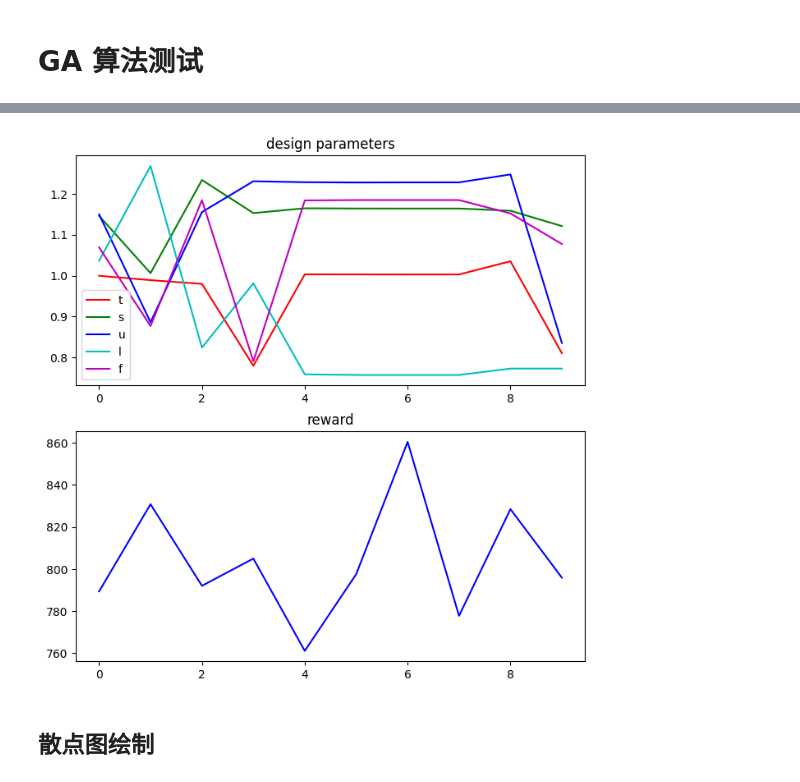
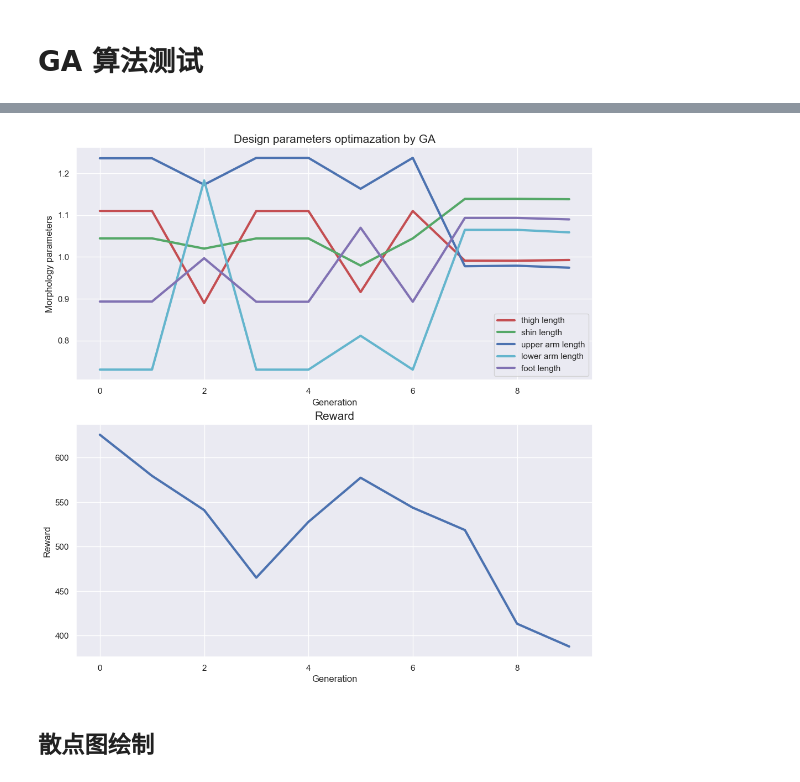
Before and after one commit to EASYMMMM/gym_RE, a Jupyter notebook: GA_TEST.ipynb, the cells around one changed output, grey strips where cells are left out. Saved outputs shown, nothing was run; the diff lists cells and outputs as text; code cells hidden in the pictures.

```diff
--- a/GA_TEST.ipynb
+++ b/GA_TEST.ipynb
@@ -247,24 +176,37 @@ fitness_data = GA_optimizer.fitness_data
 # %%
-tt,ss,uu,ll,ff = GA_optimizer.translateDNA(np.array(GA_optimizer.best_individual))
-t = tt[0::2]
-s = ss[0::2]
-u = uu[0::2]
-l = ll[0::2]
-f = ff[0::2]
-plt.figure(1,figsize=(8, 8))
+import matplotlib.pyplot as plt
+import numpy as np
+import seaborn as sns # 导入模块
+import pandas as pd
+sns.set() # 设置美化参数，一般默认就好
+
+t,s,u,l,f = GA_optimizer.translateDNA(np.array(GA_optimizer.best_individual))
+
+fig = plt.figure(1,figsize=(10, 10))
 plt.subplot(2,1,1)
-plt.plot(t,color='r')
-plt.plot(s,color='g')
-plt.plot(u,color='b')
-plt.plot(l,color='c')
-plt.plot(f,color='m')
-plt.legend(['t','s','u','l','f'])
-plt.title('design parameters')
+plt.plot(t,color='r',linewidth = 3)
+plt.plot(s,color='g',linewidth = 3)
+plt.plot(u,color='b',linewidth = 3)
+plt.plot(l,color='c',linewidth = 3)
+plt.plot(f,color='m',linewidth = 3)
+plt.legend(['thigh length','shin length','upper arm length','lower arm length','foot length'])
+plt.title('Design parameters optimazation by GA',fontsize=15)
+plt.xlabel('Generation')
+plt.ylabel('Morphology parameters')
+
+bw = []
+for i in range(10):
+    bw.append(max(fitness_data[i]))
+fitness_data
 plt.subplot(2,1,2)
-plt.plot(GA_optimizer.best_reward,color='b')
-plt.title('reward')
+#plt.plot(GA_optimizer.best_reward,color='b',linewidth = 3)
+plt.plot(bw,color='b',linewidth = 3)
+plt.title('Reward',fontsize=15)
+plt.xlabel('Generation')
+plt.ylabel('Reward')
 fig_name = 'GA_optim_result'
-#plt.savefig('screenshot/'+fig_name+'.png', bbox_inches='tight')
+fig.tight_layout(pad=0.2, w_pad=0, h_pad=0.5)
+#plt.savefig('screenshot/'+fig_name+'_t0.png', dpi = 1200)
 plt.show()
 # %% [output]
-[figure, old version]
+[figure, new version]
```
Also changed, not shown: parts of 8 cells of this notebook, 7 other files.
